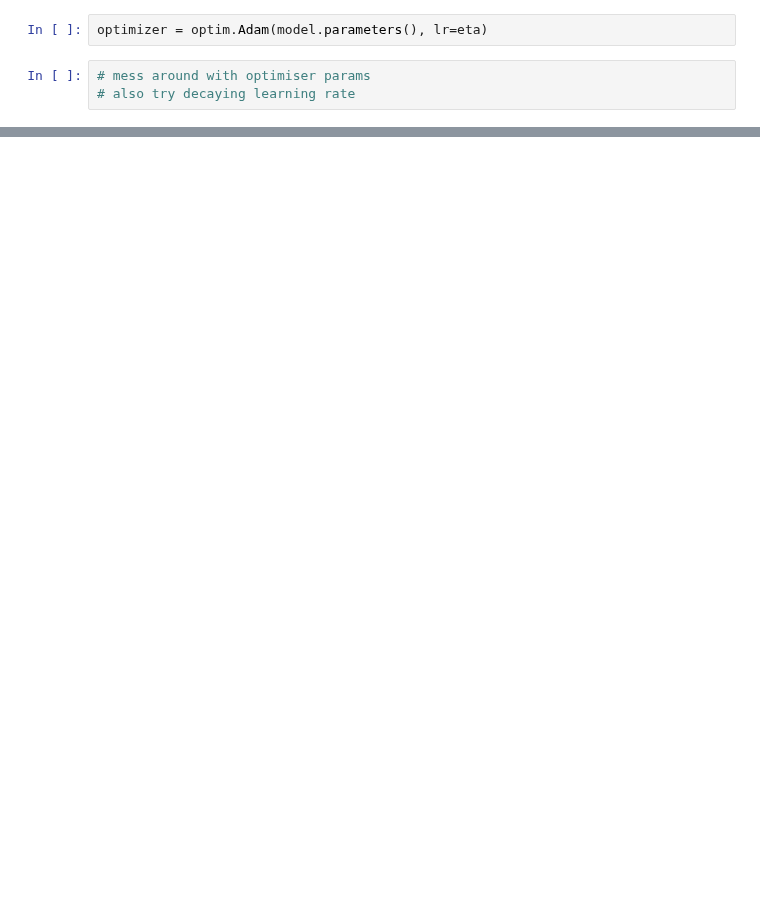
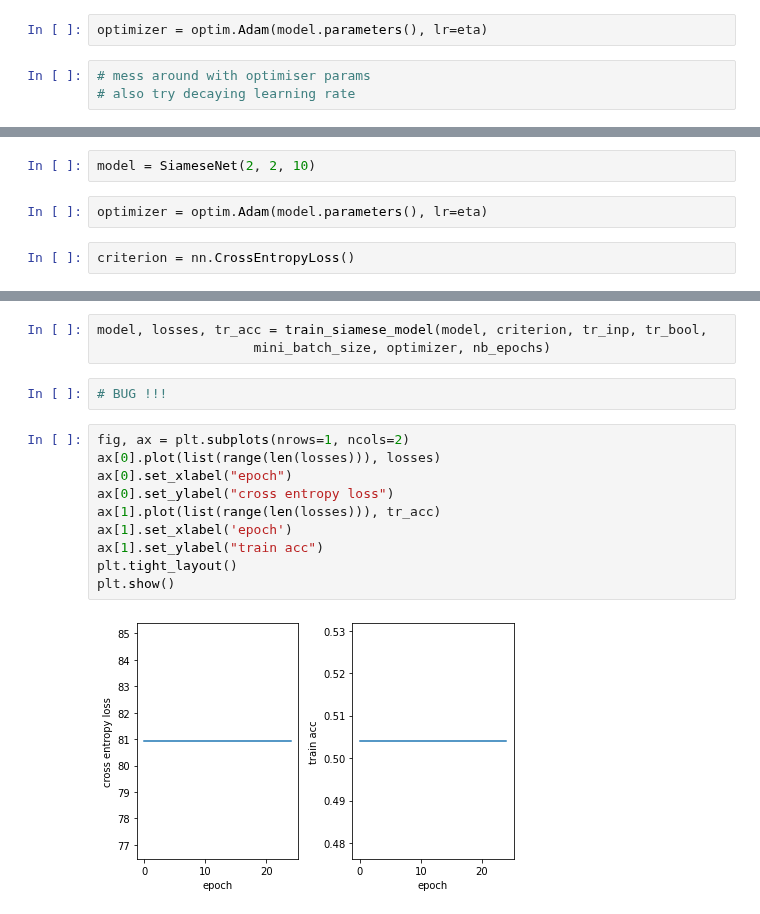
Before and after one commit to puckvg/EE-559-Team, a Jupyter notebook: Project1/Puck/classification_puck.ipynb, the cells around one changed output, grey strips where cells are left out. Saved outputs shown, nothing was run; the diff lists cells and outputs as text; blank space fills up the shorter version.

Commit message:
added siamese / weight sharing network but there is a bug somewhere as there is no learning across epochs. help plz

```diff
--- a/Project1/Puck/classification_puck.ipynb
+++ b/Project1/Puck/classification_puck.ipynb
@@ -81,0 +256,6 @@ tensor(0.8090)
+# %%
+model = SiameseNet(2, 2, 10)
+# %%
+optimizer = optim.Adam(model.parameters(), lr=eta)
+# %%
+criterion = nn.CrossEntropyLoss()
@@ -81,0 +301,17 @@ tensor(0.8090)
+# %%
+model, losses, tr_acc = train_siamese_model(model, criterion, tr_inp, tr_bool,
+                    mini_batch_size, optimizer, nb_epochs)
+# %%
+# BUG !!!
+# %%
+fig, ax = plt.subplots(nrows=1, ncols=2)
+ax[0].plot(list(range(len(losses))), losses)
+ax[0].set_xlabel("epoch")
+ax[0].set_ylabel("cross entropy loss")
+ax[1].plot(list(range(len(losses))), tr_acc)
+ax[1].set_xlabel('epoch')
+ax[1].set_ylabel("train acc")
+plt.tight_layout()
+plt.show()
+# %% [output]
+[figure, added]
```
Also changed, not shown: parts of 35 cells of this notebook.
